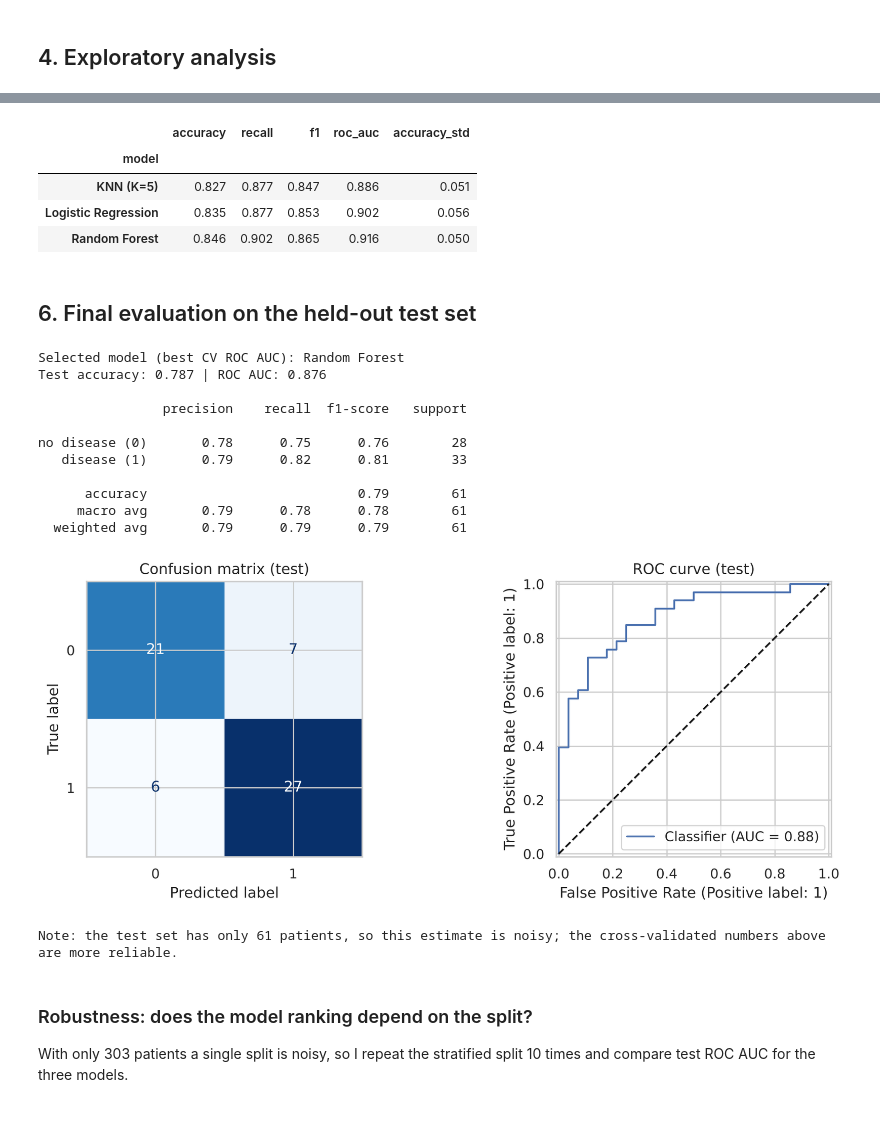
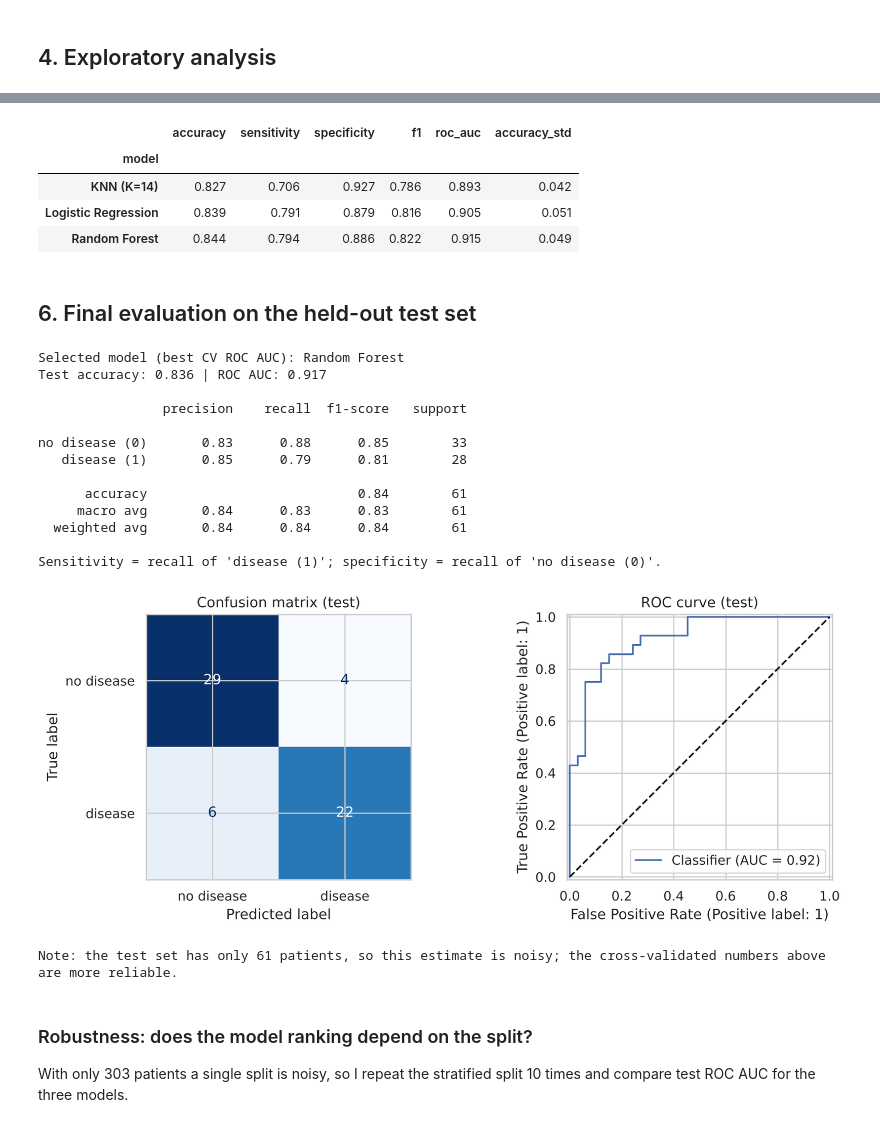
Before and after one commit to fahad-alfaridi/heart-disease-classification, a Jupyter notebook: heart_disease_classification.ipynb, the cells around one changed output, grey strips where cells are left out. Cells and saved outputs as stored; diff of their text form; code cells hidden in the pictures.

```diff
--- a/heart_disease_classification.ipynb
+++ b/heart_disease_classification.ipynb
@@ -72,0 +68,9 @@ Clean dataset: (303, 14)
+# %%
+markers = df.groupby("target").agg(max_heart_rate=("thalach", "mean"), exercise_angina_rate=("exang", "mean"),
+                                  st_depression=("oldpeak", "mean"), narrowed_vessels=("ca", "mean"), male_share=("sex", "mean")).round(2)
+print(markers)
+print("\nClass counts in this file:", df["target"].value_counts().to_dict(), "| UCI Cleveland: 164 without disease, 139 with disease")
+print("\nThe target=1 group has a HIGHER heart rate and FEWER disease markers, and its size (165) matches the 164 disease-free")
+print("Cleveland patients. So target = 1 means NO disease: the label is reversed. Flipping it:")
+df["disease"] = 1 - df["target"]
+print(df["disease"].value_counts().rename({1: "disease", 0: "no disease"}).to_dict(), f"| disease prevalence {df['disease'].mean():.1%}")
@@ -75,8 +95,10 @@ Clean dataset: (303, 14)
 
 The common workflow (random split, then KNN) gives a high score on the raw data. I repeat it on the raw and the deduplicated data, using the **same unscaled KNN**, to show how much of the score comes from duplicates.
 # %%
+raw["disease"] = 1 - raw["target"]
+
 def knn_split_accuracy(data, k):
-    X, y = data.drop(columns="target"), data["target"]
+    X, y = data.drop(columns=["target", "disease"]), data["disease"]
     Xtr, Xte, ytr, yte = train_test_split(X, y, test_size=0.2, random_state=SEED)
     acc = KNeighborsClassifier(n_neighbors=k).fit(Xtr, ytr).score(Xte, yte)
     # how many test rows have an exact copy in the training set?
@@ -136,7 +160,7 @@ plt.tight_layout(); plt.show()
 # %%
-X, y = df.drop(columns="target"), df["target"]
+X, y = df.drop(columns=["target", "disease"]), df["disease"]
 X_train, X_test, y_train, y_test = train_test_split(X, y, test_size=0.2, stratify=y, random_state=SEED)
-print("Train:", X_train.shape, "| Test:", X_test.shape)
+print("Train:", X_train.shape, "| Test:", X_test.shape, "| majority-class baseline accuracy:", round(max(y.mean(), 1 - y.mean()), 3))
 
 num = ["age", "trestbps", "chol", "thalach", "oldpeak"]
 cat = ["cp", "restecg", "slope", "thal"]
@@ -167,7 +191,8 @@ models = {
     "Logistic Regression": LogisticRegression(max_iter=2000),
     "Random Forest": RandomForestClassifier(n_estimators=300, min_samples_leaf=2, random_state=SEED),
 }
-scoring = ["accuracy", "recall", "f1", "roc_auc"]
+specificity = make_scorer(recall_score, pos_label=0)
+scoring = {"accuracy": "accuracy", "sensitivity": "recall", "specificity": specificity, "f1": "f1", "roc_auc": "roc_auc"}
 rows = []
 for name, m in models.items():
     res = cross_validate(Pipeline([("pre", preprocessor()), ("m", m)]), X_train, y_train, cv=cv, scoring=scoring)
@@ -175,40 +200,43 @@ for name, m in models.items():
 cv_table = pd.DataFrame(rows).set_index("model").round(3)
 cv_table
 # %% [output]
-|  | accuracy | recall | f1 | roc_auc | accuracy_std |
-| model |  |  |  |  |  |
-| KNN (K=5) | 0.827 | 0.877 | 0.847 | 0.886 | 0.051 |
-| Logistic Regression | 0.835 | 0.877 | 0.853 | 0.902 | 0.056 |
-| Random Forest | 0.846 | 0.902 | 0.865 | 0.916 | 0.050 |
+|  | accuracy | sensitivity | specificity | f1 | roc_auc | accuracy_std |
+| model |  |  |  |  |  |  |
+| KNN (K=14) | 0.827 | 0.706 | 0.927 | 0.786 | 0.893 | 0.042 |
+| Logistic Regression | 0.839 | 0.791 | 0.879 | 0.816 | 0.905 | 0.051 |
+| Random Forest | 0.844 | 0.794 | 0.886 | 0.822 | 0.915 | 0.049 |
 # %% [markdown]
 ## 6. Final evaluation on the held-out test set
 # %%
 best_name = cv_table["roc_auc"].idxmax()
 final = Pipeline([("pre", preprocessor()), ("m", models[best_name])]).fit(X_train, y_train)
 pred = final.predict(X_test); proba = final.predict_proba(X_test)[:, 1]
 print("Selected model (best CV ROC AUC):", best_name)
 print(f"Test accuracy: {accuracy_score(y_test, pred):.3f} | ROC AUC: {roc_auc_score(y_test, proba):.3f}\n")
 print(classification_report(y_test, pred, target_names=["no disease (0)", "disease (1)"]))
+print("Sensitivity = recall of 'disease (1)'; specificity = recall of 'no disease (0)'.")
 
 fig, axes = plt.subplots(1, 2, figsize=(11, 4.2))
-ConfusionMatrixDisplay.from_predictions(y_test, pred, ax=axes[0], cmap="Blues", colorbar=False)
+ConfusionMatrixDisplay.from_predictions(y_test, pred, display_labels=["no disease", "disease"], ax=axes[0], cmap="Blues", colorbar=False)
 axes[0].set_title("Confusion matrix (test)")
 RocCurveDisplay.from_predictions(y_test, proba, ax=axes[1]); axes[1].plot([0, 1], [0, 1], "k--"); axes[1].set_title("ROC curve (test)")
 plt.tight_layout(); plt.show()
 print(f"Note: the test set has only {len(y_test)} patients, so this estimate is noisy; the cross-validated numbers above are more reliable.")
 # %% [output]
 Selected model (best CV ROC AUC): Random Forest
-Test accuracy: 0.787 | ROC AUC: 0.876
+Test accuracy: 0.836 | ROC AUC: 0.917
 
                 precision    recall  f1-score   support
 
-no disease (0)       0.78      0.75      0.76        28
-   disease (1)       0.79      0.82      0.81        33
+no disease (0)       0.83      0.88      0.85        33
+   disease (1)       0.85      0.79      0.81        28
 
-      accuracy                           0.79        61
-     macro avg       0.79      0.78      0.78        61
-  weighted avg       0.79      0.79      0.79        61
+      accuracy                           0.84        61
+     macro avg       0.84      0.83      0.83        61
+  weighted avg       0.84      0.84      0.84        61
+
+Sensitivity = recall of 'disease (1)'; specificity = recall of 'no disease (0)'.
-[figure, old version]
+[figure, new version]
 Note: the test set has only 61 patients, so this estimate is noisy; the cross-validated numbers above are more reliable.
 # %% [markdown]
 ### Robustness: does the model ranking depend on the split?
```
Also changed, not shown: parts of 18 cells of this notebook, 1 other file.
